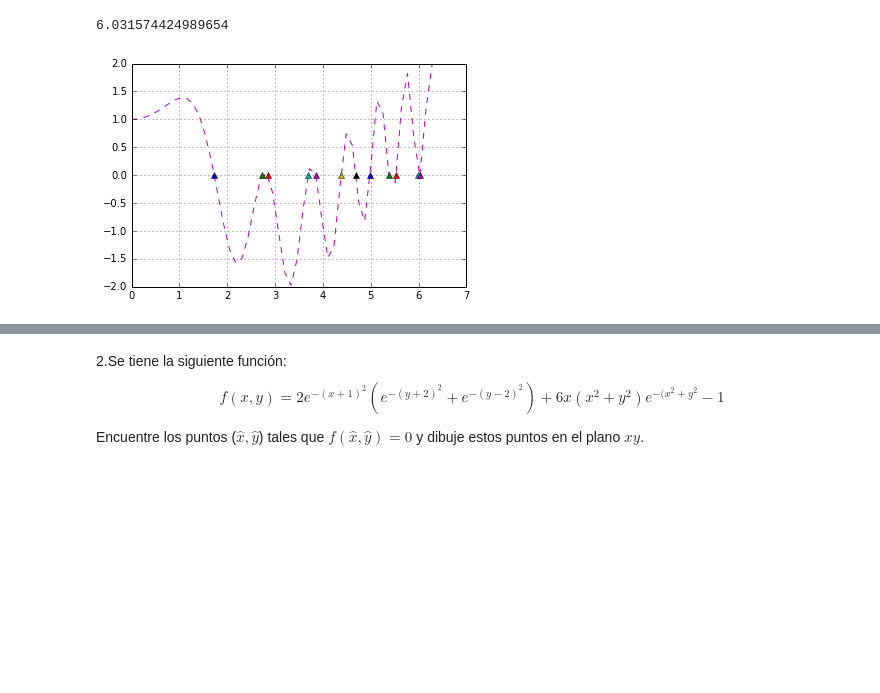
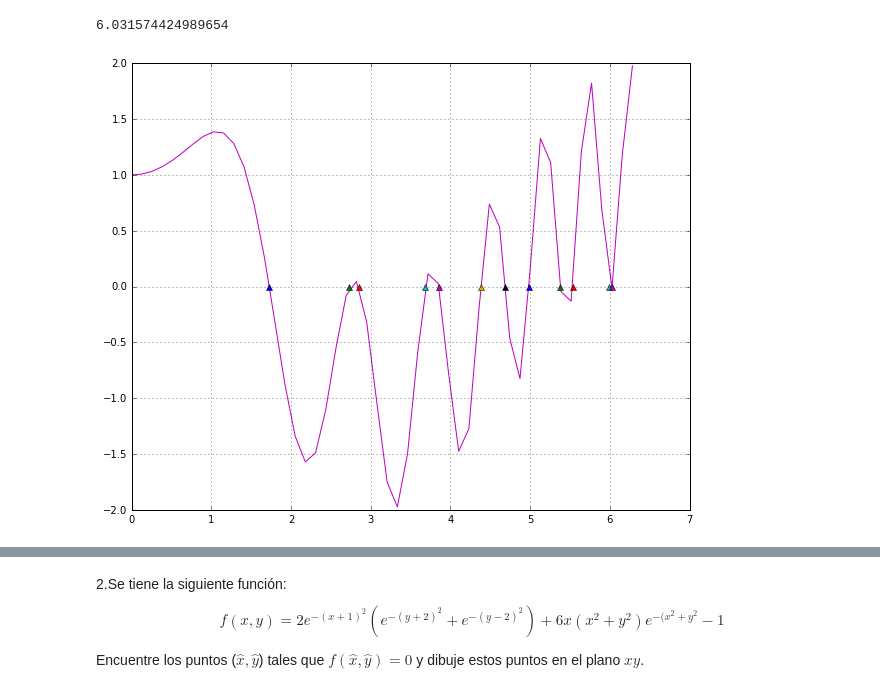
Before and after one commit to adriross/Tareas, a Jupyter notebook: tarea2.ipynb, the cells around one changed output, grey strips where cells are left out. Cells and saved outputs as stored; diff of their text form; code cells hidden in the pictures; blank space fills up the shorter version.

```diff
--- a/tarea2.ipynb
+++ b/tarea2.ipynb
@@ -71,22 +77,23 @@ r_osc(y,0,2*pi)
 12 La raiz es: 6.03157442499
 6.031574424989654
 # %%
+fig,ax=plt.subplots(figsize=(10,8))
 x=linspace(0,2*pi)
-plot(x,y(x),color='m',linestyle='--')
+plot(x,y(x),color='m',linestyle='-')
 plot([1.72764340954],[0],'^')
 plot([2.72764237061],[0],'^')
 plot([2.85344232179],[0],'^')
 plot([3.68673364252],[0],'^')
 plot([3.85344491243],[0],'^')
 plot([4.3797419693],[0],'^')
 plot([4.6867306314],[0],'^')
 plot([4.98590087004],[0],'^')
 plot([5.37974399044],[0],'^')
 plot([5.53144074093],[0],'^')
 plot([5.98590306543],[0],'^')
 plot([6.03157442499],[0],'^')
 grid(True)
 show()
 # %% [output]
-[figure, old version]
+[figure, new version]
 # %%
```
Also changed, not shown: parts of 29 cells of this notebook.
